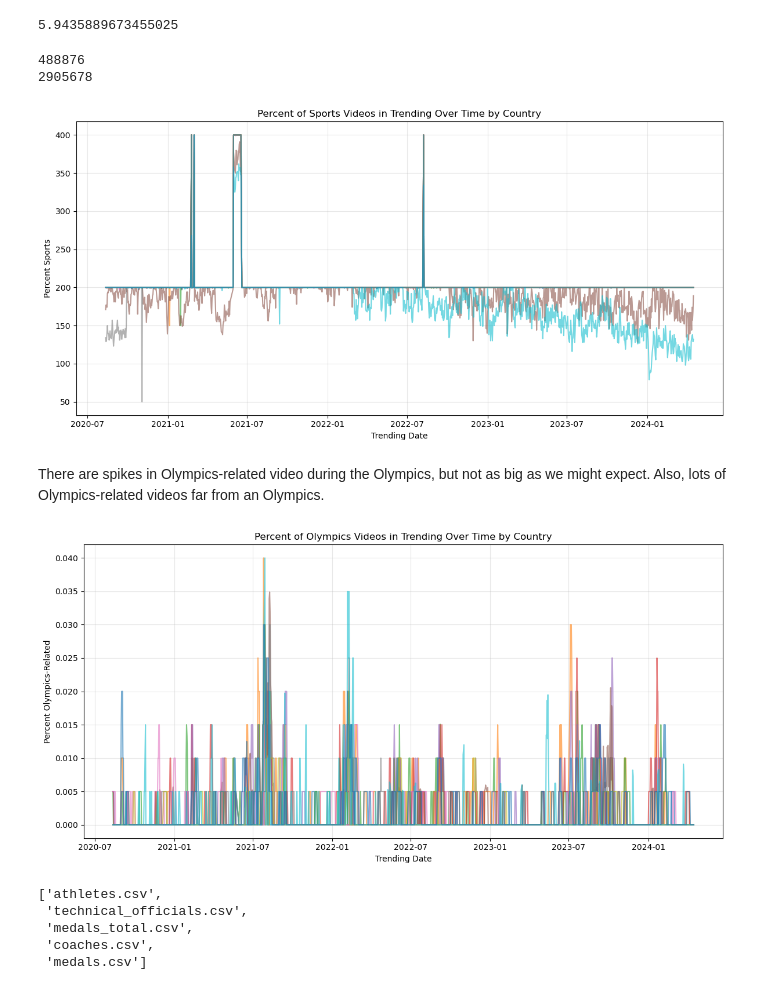
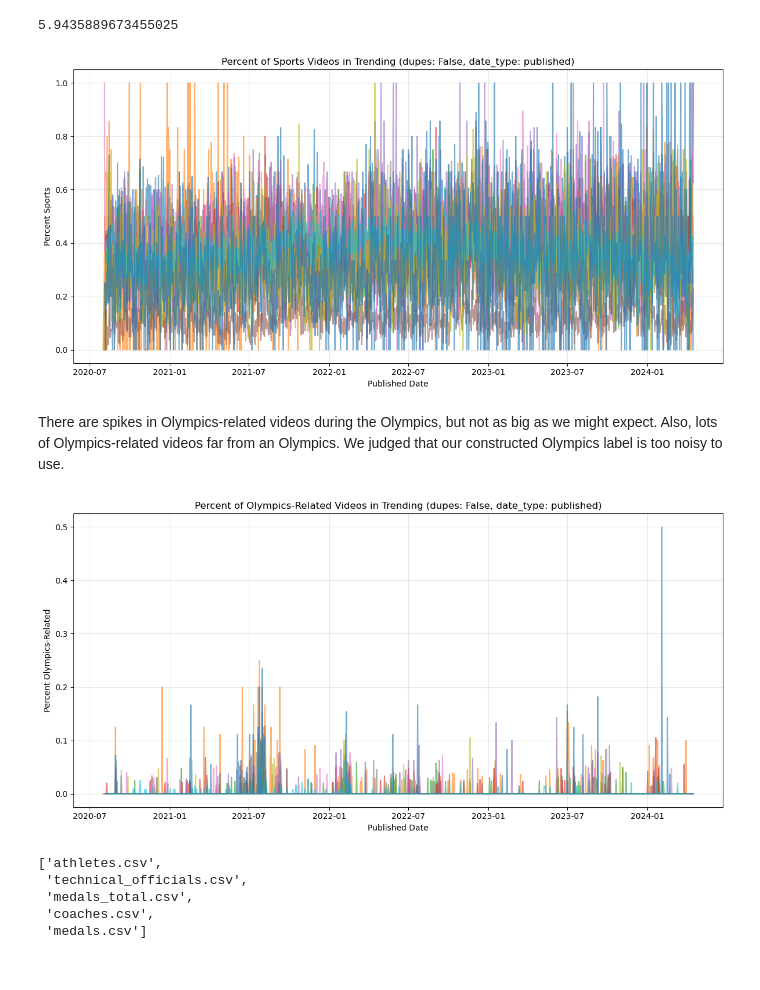
Before and after one commit to hirshalex/YouTubeOlympics, a Jupyter notebook: Analysis.ipynb, the cells around one changed output. Saved outputs shown, nothing was run; the diff lists cells and outputs as text; code cells hidden in the pictures.

```diff
--- a/Analysis.ipynb
+++ b/Analysis.ipynb
@@ -62,14 +60,0 @@ data['olympic'] = np.where(data['predicted_label'] == 'olympic', 1, 0)
-# %%
-#first trending appearance per video
-data_first_trend = data.loc[
-    data.groupby('video_id')['date_clean'].idxmin()
-].copy()
-
-data_first_trend = ( #drop first 7 days
-    data_first_trend
-        .groupby("country_code", group_keys=False)
-        .apply(lambda df: df.iloc[7:])
-)
-# %% [output]
-488876
-2905678
@@ -76,39 +101,48 @@ data_first_trend = ( #drop first 7 days
 # %%
-data_grouped = (
-    data #alternatively use data_first_trend
-    .groupby(['country_code', 'date_clean'])
-    .agg(
-        videos=('predicted_label', 'size'),
-        sports_videos=('sports', 'sum'),
-        olympic_videos = ('olympic', 'sum')
-    )
-    .reset_index()
-)
+#data can be aggregated in 4 ways using the duplicates and publishedAt arguments
+
+
+#Of all the videos published on a certain day that trended, how many were sports related?
+date_type = "published"
+dupes = False
+#this is the specification we use; the results for the others are in the appendix of our slides
+
+#Of all the videos that trended which were published on a given day, how many were sports related?
+#date_type = "published"
+#dupes = True
+
+#Of all the videos trending on a given day, how many were sports related?
+#date_type = "trending"
+#dupes = True
+
+#Of all the videos that first trended on a given day, how many were sports related?
+#date_type = "trending"
+#dupes = False
+
+data_grouped = created_aggregated_data(data, dupes, date_type)
 
 data_grouped['month'] = data_grouped['date_clean'].dt.month
-
 data_grouped["date_num"] = (data_grouped["date_clean"] - data_grouped["date_clean"].min()).dt.days
-
 data_grouped['sports_pct'] = data_grouped['sports_videos'] / data_grouped['videos']
 data_grouped['olympic_pct'] = data_grouped['olympic_videos'] / data_grouped['videos']
 # %%
 plt.figure(figsize=(12, 6))
 
 # Plot one line per country
 for country, group_df in data_grouped.groupby("country_code"):
-    plt.plot(group_df["date_clean"], group_df["videos"], alpha=0.6)
+    plt.plot(group_df["date_clean"], group_df["sports_pct"], alpha=0.6)
 
-plt.title("Percent of Sports Videos in Trending Over Time by Country")
-plt.xlabel("Trending Date")
+plt.title("Percent of Sports Videos in Trending (dupes: " + str(dupes) + ", date_type: " + date_type + ")")
+plt.xlabel("Published Date" if date_type == "published" "" else "Trending Date")
 plt.ylabel("Percent Sports")
 plt.grid(True, alpha=0.3)
 
 plt.tight_layout()
 plt.show()
 # %% [output]
-[figure, old version]
+[figure, new version]
 # %% [markdown]
-There are spikes in Olympics-related video during the Olympics, but not as big as we might expect. Also, lots of Olympics-related videos far from an Olympics.
+There are spikes in Olympics-related videos during the Olympics, but not as big as we might expect. Also, lots of Olympics-related videos far from an Olympics. We judged that our constructed Olympics label is too noisy to use.
 # %%
 plt.figure(figsize=(12, 6))
 
@@ -116,13 +150,13 @@ plt.figure(figsize=(12, 6))
 for country, group_df in data_grouped.groupby("country_code"):
     plt.plot(group_df["date_clean"], group_df["olympic_pct"], alpha=0.6)
 
-plt.title("Percent of Olympics Videos in Trending Over Time by Country")
-plt.xlabel("Trending Date")
+plt.title("Percent of Olympics-Related Videos in Trending (dupes: " + str(dupes) + ", date_type: " + date_type + ")")
+plt.xlabel("Published Date" if date_type == "published" "" else "Trending Date")
 plt.ylabel("Percent Olympics-Related")
 plt.grid(True, alpha=0.3)
 
 plt.tight_layout()
 plt.show()
 # %% [output]
-[figure, old version]
+[figure, new version]
 # %%
```
Also changed, not shown: parts of 34 cells of this notebook.
